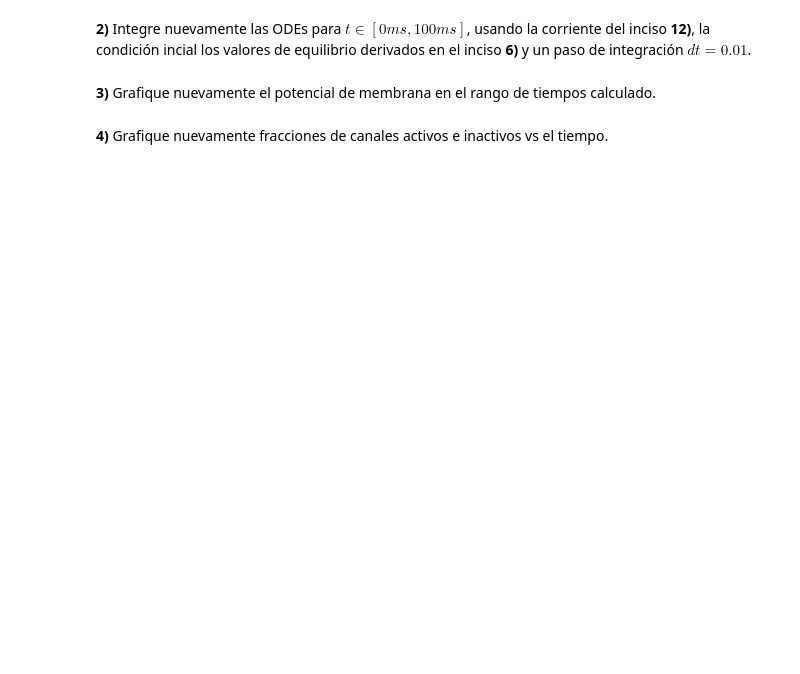
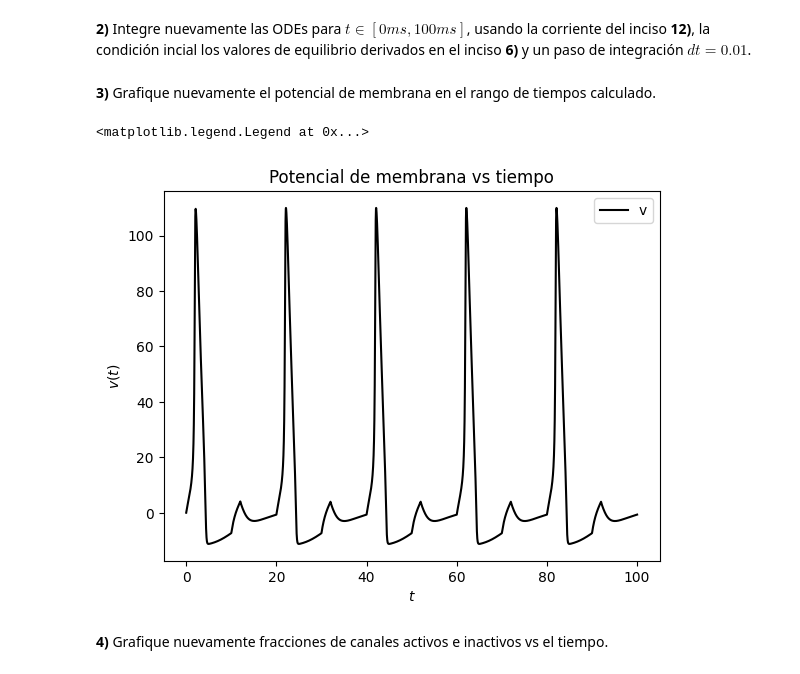
Before and after one commit to basbenja/RedesNeuronales-TrabajosPracticos, a Jupyter notebook: TP1/TrabajoPractico1.ipynb, the cells around one changed output. Saved outputs shown, nothing was run; the diff lists cells and outputs as text; code cells hidden in the pictures; blank space fills up the shorter version.

```diff
--- a/TP1/TrabajoPractico1.ipynb
+++ b/TP1/TrabajoPractico1.ipynb
@@ -573,3 +573,9 @@ i(t) = \left\{
 \end{array}
 \right.
 $$
+# %%
+# TODO: Remover valores de equilibrio una vez pusheado ej3
+n_e = 0.3183527383438073
+m_e = 0.05319833491998101
+h_e = 0.5938510049701359
+v_e = 0.04274478930271925
@@ -576,6 +594,24 @@ $$
 # %% [markdown]
 **2)** Integre nuevamente las ODEs para $t\in[0ms,100ms]$, usando la corriente del inciso **12)**, la condición incial los valores de equilibrio derivados en el inciso **6)** y un paso de integración $dt=0.01$.
+# %%
+a=0
+b=100
+h=0.01
+k = int((b-a)/h)
+xa = np.array([v_e, n_e, m_e, h_e])
+p = np.array([1, 120, 36, 0.3, 120, -12, 10.6, i6])
+t,w = integrador_ode(rk4,f,xa,a,b,k,p)
 # %% [markdown]
 **3)** Grafique nuevamente el potencial de membrana en el rango de tiempos calculado.
+# %%
+# 3.1)
+plt.xlabel('$t$')
+plt.ylabel('$v(t)$')
+plt.plot(t,w[0,:],label="v",color='black')
+plt.title('Potencial de membrana vs tiempo')
+plt.legend()
+# %% [output]
+<matplotlib.legend.Legend at 0x...>
+[figure, added]
 # %% [markdown]
 **4)** Grafique nuevamente fracciones de canales activos e inactivos vs el tiempo.
```
Also changed, not shown: parts of 7 cells of this notebook.
